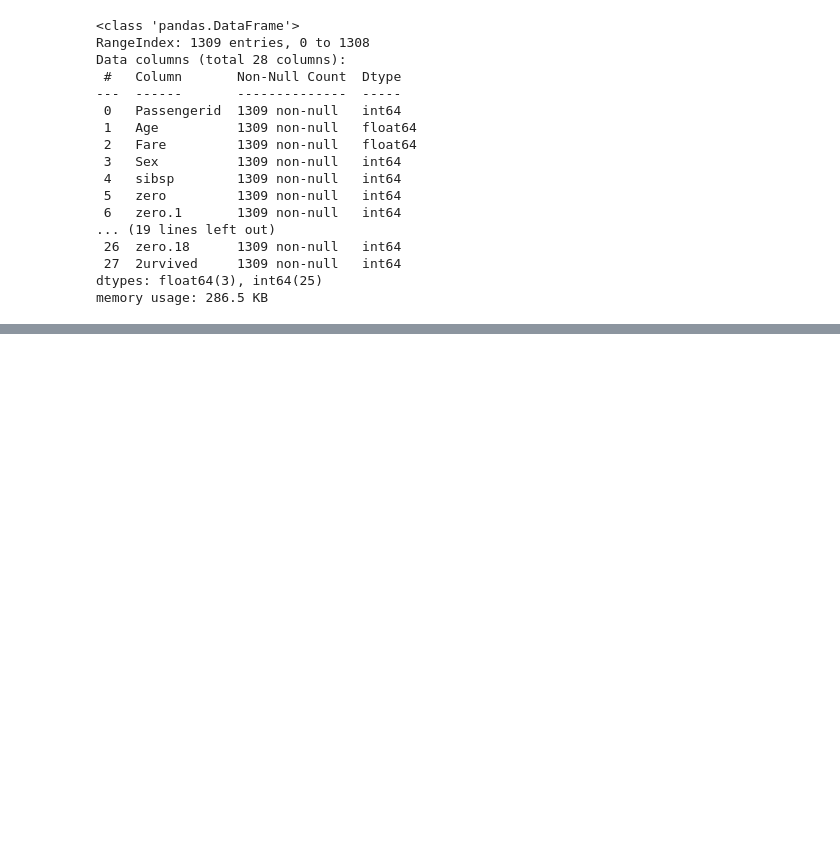
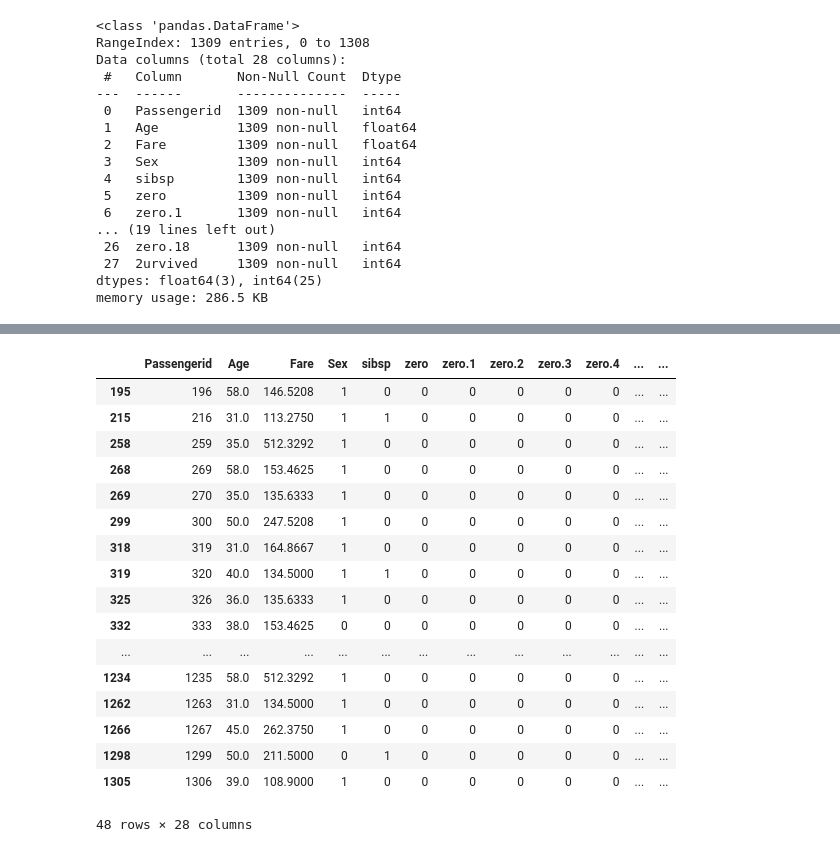
Before and after one commit to YouanesAttia/python-professional, a Jupyter notebook: week6_data_science/day2/02_pandas_basics.ipynb, the cells around one changed output, grey strips where cells are left out. Saved outputs shown, nothing was run; the diff lists cells and outputs as text; code cells hidden in the pictures; blank space fills up the shorter version.

```diff
--- a/week6_data_science/day2/02_pandas_basics.ipynb
+++ b/week6_data_science/day2/02_pandas_basics.ipynb
@@ -69,0 +104,24 @@ memory usage: 286.5 KB
+# %%
+data[(data['Age'] > 30) & (data['Fare'] > 100)]
+min_age = 30
+expensive_fare = 100
+data.query('Age > @min_age and Fare > @expensive_fare')
+# %% [output]
+|  | Passengerid | Age | Fare | Sex | sibsp | zero | zero.1 | zero.2 | zero.3 | zero.4 | ... | ... |
+| 195 | 196 | 58.0 | 146.5208 | 1 | 0 | 0 | 0 | 0 | 0 | 0 | ... | ... |
+| 215 | 216 | 31.0 | 113.2750 | 1 | 1 | 0 | 0 | 0 | 0 | 0 | ... | ... |
+| 258 | 259 | 35.0 | 512.3292 | 1 | 0 | 0 | 0 | 0 | 0 | 0 | ... | ... |
+| 268 | 269 | 58.0 | 153.4625 | 1 | 0 | 0 | 0 | 0 | 0 | 0 | ... | ... |
+| 269 | 270 | 35.0 | 135.6333 | 1 | 0 | 0 | 0 | 0 | 0 | 0 | ... | ... |
+| 299 | 300 | 50.0 | 247.5208 | 1 | 0 | 0 | 0 | 0 | 0 | 0 | ... | ... |
+| 318 | 319 | 31.0 | 164.8667 | 1 | 0 | 0 | 0 | 0 | 0 | 0 | ... | ... |
+| 319 | 320 | 40.0 | 134.5000 | 1 | 1 | 0 | 0 | 0 | 0 | 0 | ... | ... |
+| 325 | 326 | 36.0 | 135.6333 | 1 | 0 | 0 | 0 | 0 | 0 | 0 | ... | ... |
+| 332 | 333 | 38.0 | 153.4625 | 0 | 0 | 0 | 0 | 0 | 0 | 0 | ... | ... |
+| ... | ... | ... | ... | ... | ... | ... | ... | ... | ... | ... | ... | ... |
+| 1234 | 1235 | 58.0 | 512.3292 | 1 | 0 | 0 | 0 | 0 | 0 | 0 | ... | ... |
+| 1262 | 1263 | 31.0 | 134.5000 | 1 | 0 | 0 | 0 | 0 | 0 | 0 | ... | ... |
+| 1266 | 1267 | 45.0 | 262.3750 | 1 | 0 | 0 | 0 | 0 | 0 | 0 | ... | ... |
+| 1298 | 1299 | 50.0 | 211.5000 | 0 | 1 | 0 | 0 | 0 | 0 | 0 | ... | ... |
+| 1305 | 1306 | 39.0 | 108.9000 | 1 | 0 | 0 | 0 | 0 | 0 | 0 | ... | ... |
+48 rows × 28 columns
```
Also changed, not shown: parts of 2 cells of this notebook.
